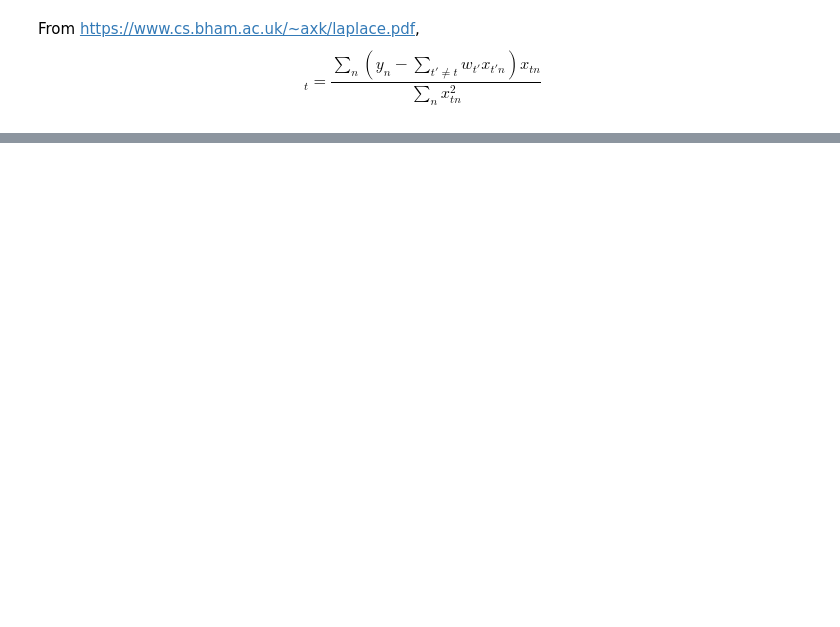
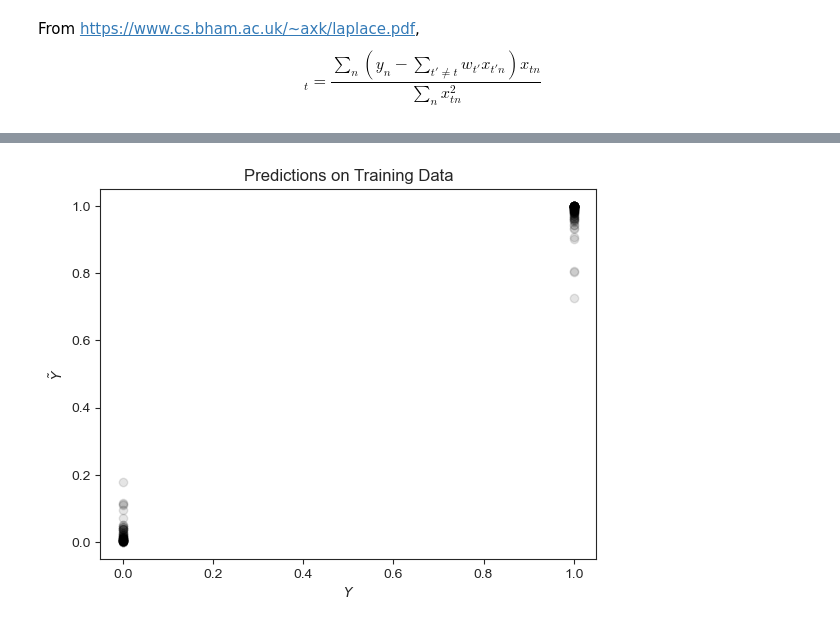
Before and after one commit to CamLunn/Bayesian-Logistic-Regression-Kidney-Disease, a Jupyter notebook: model_notebook_1.ipynb, the cells around one changed output, grey strips where cells are left out. Saved outputs shown, nothing was run; the diff lists cells and outputs as text; code cells hidden in the pictures; blank space fills up the shorter version.

```diff
--- a/model_notebook_1.ipynb
+++ b/model_notebook_1.ipynb
@@ -368,0 +435,16 @@ def
+# %%
+t_out = pd.read_csv("/Users/ethanratliff-crain/opt/anaconda3/envs/stan/bin/cmdstan/output.csv",
+                    comment='#')
+print(t_out.head())
+t_alpha_beta = t_out['alpha_beta'][0]
+t_alpha_gamma = t_out['alpha_gamma'][0]
+pi = t_out['pi'][0]
+print(pi)
+t_betas = [t_out[col][0] for col in t_out.columns if 'beta.' in col]
+t_gammas = [t_out[col][0] for col in t_out.columns if 'gamma.' in col]
+print(sum(t_betas))
+print(sum(t_gammas))
+abs_betas = np.abs(t_betas)
+np_betas = np.array(t_betas)
+# genes_to_use = df[abs_betas > 0.01]['gene']
+# t_betas_to_use = np_betas[abs_betas > 0.01]
@@ -369,16 +465,15 @@ def
 # %%
-print(len(test_X))
-test_X_to_use = np.array(test_X)
-test_X_to_use = [x[abs_betas > 0.01] for x in test_X_to_use]
-scaled = [np.array(t_betas_to_use) * x[:] for x in test_X_to_use]
-z = [t_out['alpha'][0] + sum(s) for s in scaled]
+### Laplace Mix Model - training data
+
+scaled = [pi * np.array(t_betas) * x[:] + (1-pi) * np.array(t_gammas) * x[:] for x in X]
+z = [t_out['alpha_beta'][0] + sum(s) for s in scaled]
 Y_tilde = np.exp(z) / (1 + np.exp(z))
-plt.scatter(test_Y, Y_tilde, color='k', alpha=0.1, zorder=-10)
+plt.scatter(Y, Y_tilde, color='k', alpha=0.1, zorder=-10)
 plt.ylabel(r'$\tilde{Y}$')
 plt.xlabel(r'$Y$')
 # plt.yscale('log')
 plt.title('Predictions on Training Data')
 
-print(Y)
-print(Y_tilde)
 plt.show()
+# %% [output]
+[figure, added]
```
Also changed, not shown: parts of 22 cells of this notebook, 7 other files.
